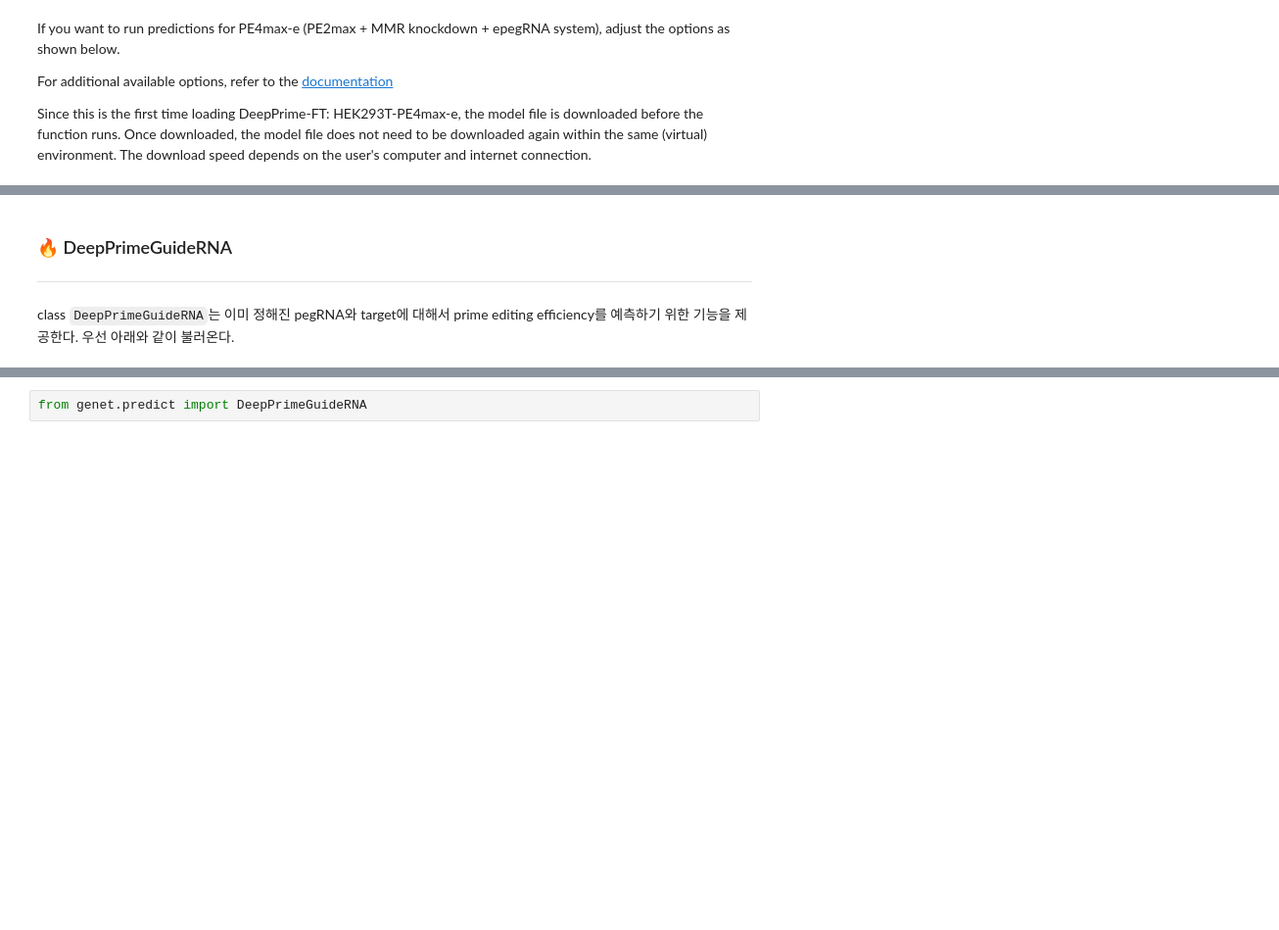
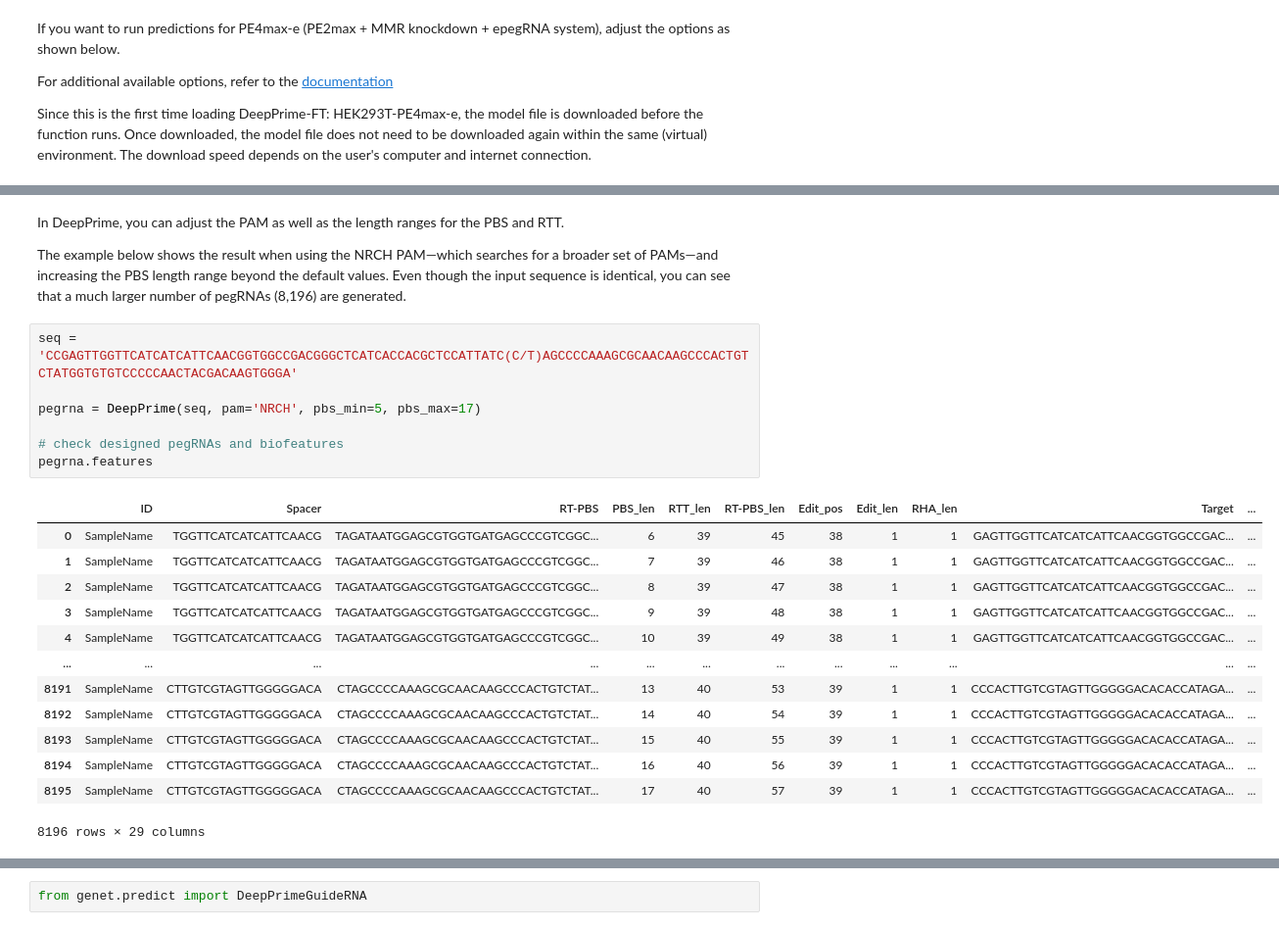
Before and after one commit to Goosang-Yu/genet, a Jupyter notebook: tutorials/Tutorial_DeepPrime.ipynb, the cells around one changed output, grey strips where cells are left out. Shown at 98% size. Saved outputs shown, nothing was run; the diff lists cells and outputs as text; blank space fills up the shorter version.

```diff
--- a/tutorials/Tutorial_DeepPrime.ipynb
+++ b/tutorials/Tutorial_DeepPrime.ipynb
@@ -90,4 +89,25 @@ File downloaded successfully: /home/gsyu/projects/genet/genet/models/DeepPrime/D
-# %% [markdown]
-### 🔥 DeepPrimeGuideRNA
----
-class `DeepPrimeGuideRNA`는 이미 정해진 pegRNA와 target에 대해서 prime editing efficiency를 예측하기 위한 기능을 제공한다. 우선 아래와 같이 불러온다.
+# %% [markdown]
+In DeepPrime, you can adjust the PAM as well as the length ranges for the PBS and RTT.
+
+The example below shows the result when using the NRCH PAM—which searches for a broader set of PAMs—and increasing the PBS length range beyond the default values. Even though the input sequence is identical, you can see that a much larger number of pegRNAs (8,196) are generated.
+# %%
+seq = 'CCGAGTTGGTTCATCATCATTCAACGGTGGCCGACGGGCTCATCACCACGCTCCATTATC(C/T)AGCCCCAAAGCGCAACAAGCCCACTGTCTATGGTGTGTCCCCCAACTACGACAAGTGGGA'
+
+pegrna = DeepPrime(seq, pam='NRCH', pbs_min=5, pbs_max=17)
+
+# check designed pegRNAs and biofeatures
+pegrna.features
+# %% [output]
+|  | ID | Spacer | RT-PBS | PBS_len | RTT_len | RT-PBS_len | Edit_pos | Edit_len | RHA_len | Target | ... |
+| 0 | SampleName | TGGTTCATCATCATTCAACG | TAGATAATGGAGCGTGGTGATGAGCCCGTCGGC... | 6 | 39 | 45 | 38 | 1 | 1 | GAGTTGGTTCATCATCATTCAACGGTGGCCGAC... | ... |
+| 1 | SampleName | TGGTTCATCATCATTCAACG | TAGATAATGGAGCGTGGTGATGAGCCCGTCGGC... | 7 | 39 | 46 | 38 | 1 | 1 | GAGTTGGTTCATCATCATTCAACGGTGGCCGAC... | ... |
+| 2 | SampleName | TGGTTCATCATCATTCAACG | TAGATAATGGAGCGTGGTGATGAGCCCGTCGGC... | 8 | 39 | 47 | 38 | 1 | 1 | GAGTTGGTTCATCATCATTCAACGGTGGCCGAC... | ... |
+| 3 | SampleName | TGGTTCATCATCATTCAACG | TAGATAATGGAGCGTGGTGATGAGCCCGTCGGC... | 9 | 39 | 48 | 38 | 1 | 1 | GAGTTGGTTCATCATCATTCAACGGTGGCCGAC... | ... |
+| 4 | SampleName | TGGTTCATCATCATTCAACG | TAGATAATGGAGCGTGGTGATGAGCCCGTCGGC... | 10 | 39 | 49 | 38 | 1 | 1 | GAGTTGGTTCATCATCATTCAACGGTGGCCGAC... | ... |
+| ... | ... | ... | ... | ... | ... | ... | ... | ... | ... | ... | ... |
+| 8191 | SampleName | CTTGTCGTAGTTGGGGGACA | CTAGCCCCAAAGCGCAACAAGCCCACTGTCTAT... | 13 | 40 | 53 | 39 | 1 | 1 | CCCACTTGTCGTAGTTGGGGGACACACCATAGA... | ... |
+| 8192 | SampleName | CTTGTCGTAGTTGGGGGACA | CTAGCCCCAAAGCGCAACAAGCCCACTGTCTAT... | 14 | 40 | 54 | 39 | 1 | 1 | CCCACTTGTCGTAGTTGGGGGACACACCATAGA... | ... |
+| 8193 | SampleName | CTTGTCGTAGTTGGGGGACA | CTAGCCCCAAAGCGCAACAAGCCCACTGTCTAT... | 15 | 40 | 55 | 39 | 1 | 1 | CCCACTTGTCGTAGTTGGGGGACACACCATAGA... | ... |
+| 8194 | SampleName | CTTGTCGTAGTTGGGGGACA | CTAGCCCCAAAGCGCAACAAGCCCACTGTCTAT... | 16 | 40 | 56 | 39 | 1 | 1 | CCCACTTGTCGTAGTTGGGGGACACACCATAGA... | ... |
+| 8195 | SampleName | CTTGTCGTAGTTGGGGGACA | CTAGCCCCAAAGCGCAACAAGCCCACTGTCTAT... | 17 | 40 | 57 | 39 | 1 | 1 | CCCACTTGTCGTAGTTGGGGGACACACCATAGA... | ... |
+8196 rows × 29 columns
```
Also changed, not shown: parts of 21 cells of this notebook.
